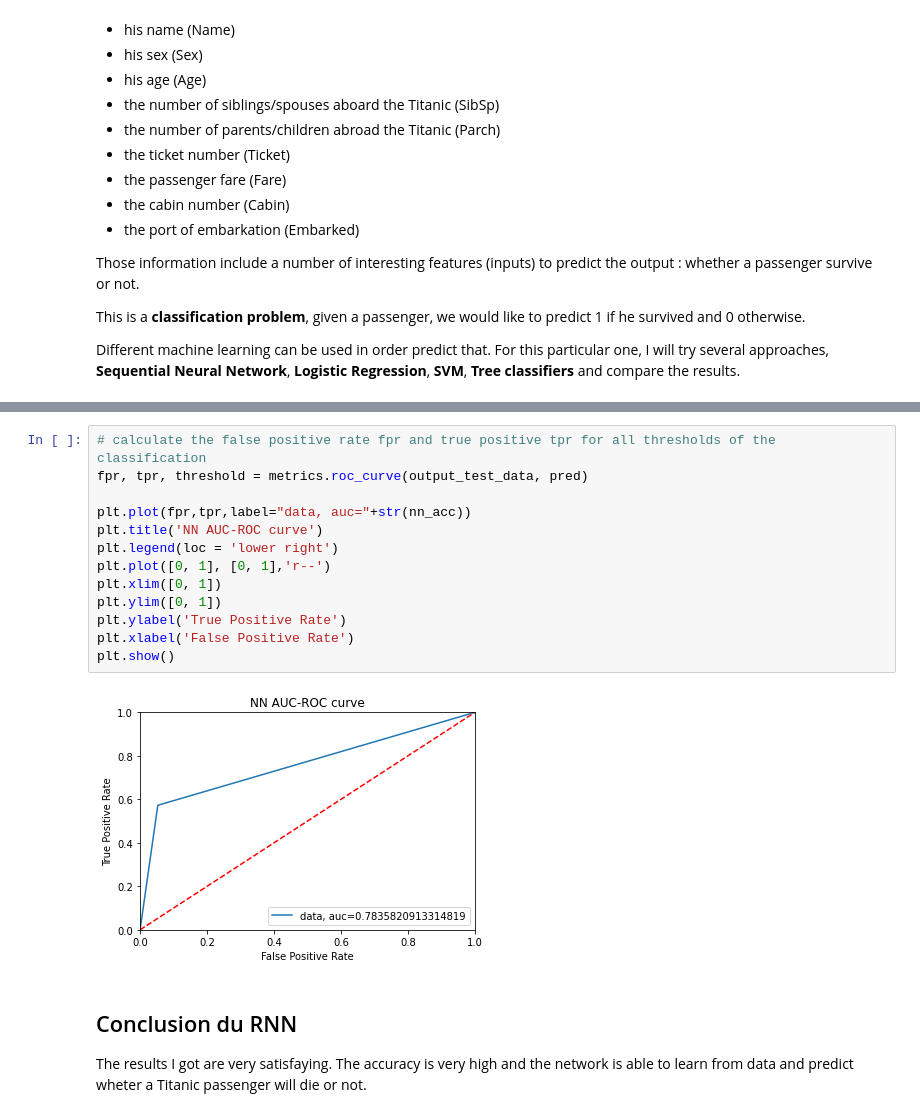
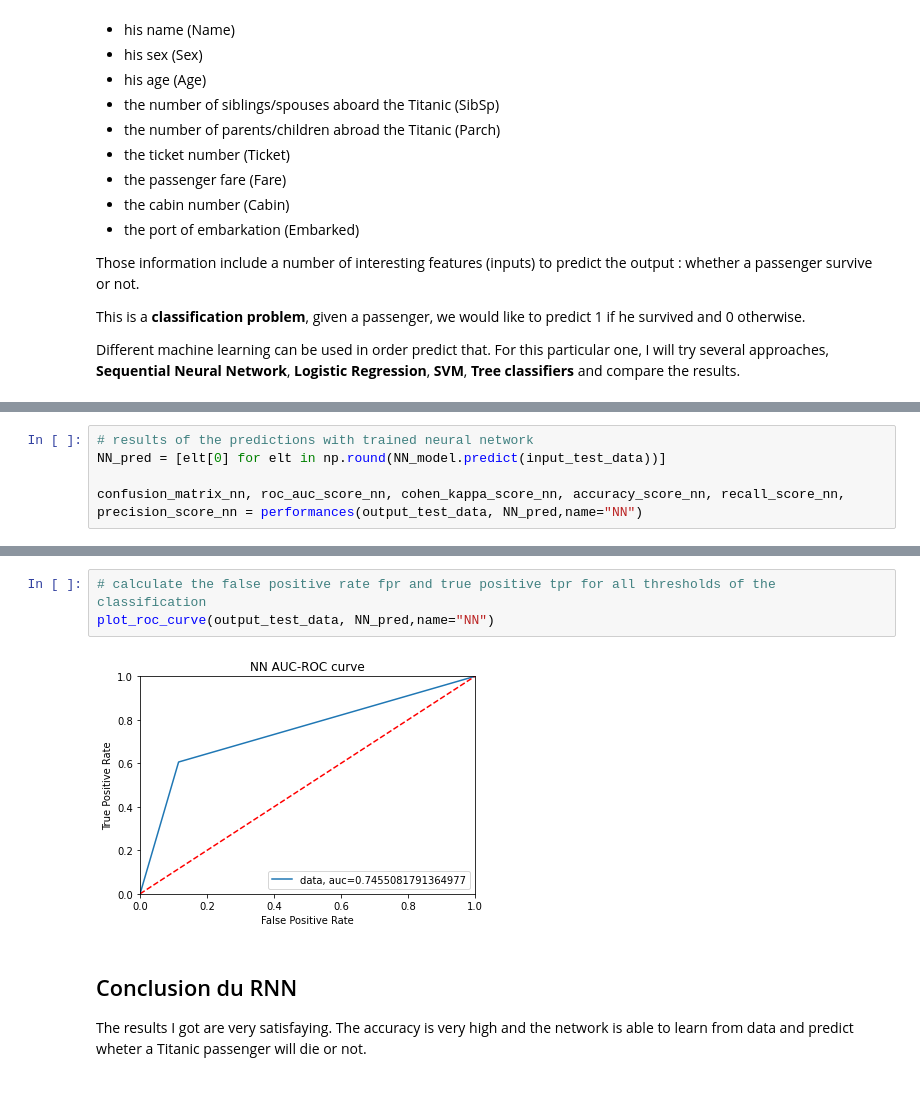
Before and after one commit to Julien-Verdun/Kaggle, a Jupyter notebook: Titanic/titanic/titanic.ipynb, the cells around one changed output, grey strips where cells are left out. Drawn from its saved outputs; the diff is of its cells as text.

```diff
--- a/Titanic/titanic/titanic.ipynb
+++ b/Titanic/titanic/titanic.ipynb
@@ -328,0 +477,5 @@ Neural Network accuracy :  0.7835820913314819
+# %%
+# results of the predictions with trained neural network
+NN_pred = [elt[0] for elt in np.round(NN_model.predict(input_test_data))]
+
+confusion_matrix_nn, roc_auc_score_nn, cohen_kappa_score_nn, accuracy_score_nn, recall_score_nn, precision_score_nn = performances(output_test_data, NN_pred,name="NN")
@@ -347,18 +498,8 @@ Confusion matrix :
-# %%
-# calculate the false positive rate fpr and true positive tpr for all thresholds of the classification
-fpr, tpr, threshold = metrics.roc_curve(output_test_data, pred)
-
-plt.plot(fpr,tpr,label="data, auc="+str(nn_acc))
-plt.title('NN AUC-ROC curve')
-plt.legend(loc = 'lower right')
-plt.plot([0, 1], [0, 1],'r--')
-plt.xlim([0, 1])
-plt.ylim([0, 1])
-plt.ylabel('True Positive Rate')
-plt.xlabel('False Positive Rate')
-plt.show()
-# %% [output]
-[figure, removed]
+# %%
+# calculate the false positive rate fpr and true positive tpr for all thresholds of the classification
+plot_roc_curve(output_test_data, NN_pred,name="NN")
+# %% [output]
+[figure, added]
 # %% [markdown]
 ## Conclusion du RNN
 
```
Also changed, not shown: parts of 75 cells of this notebook.
